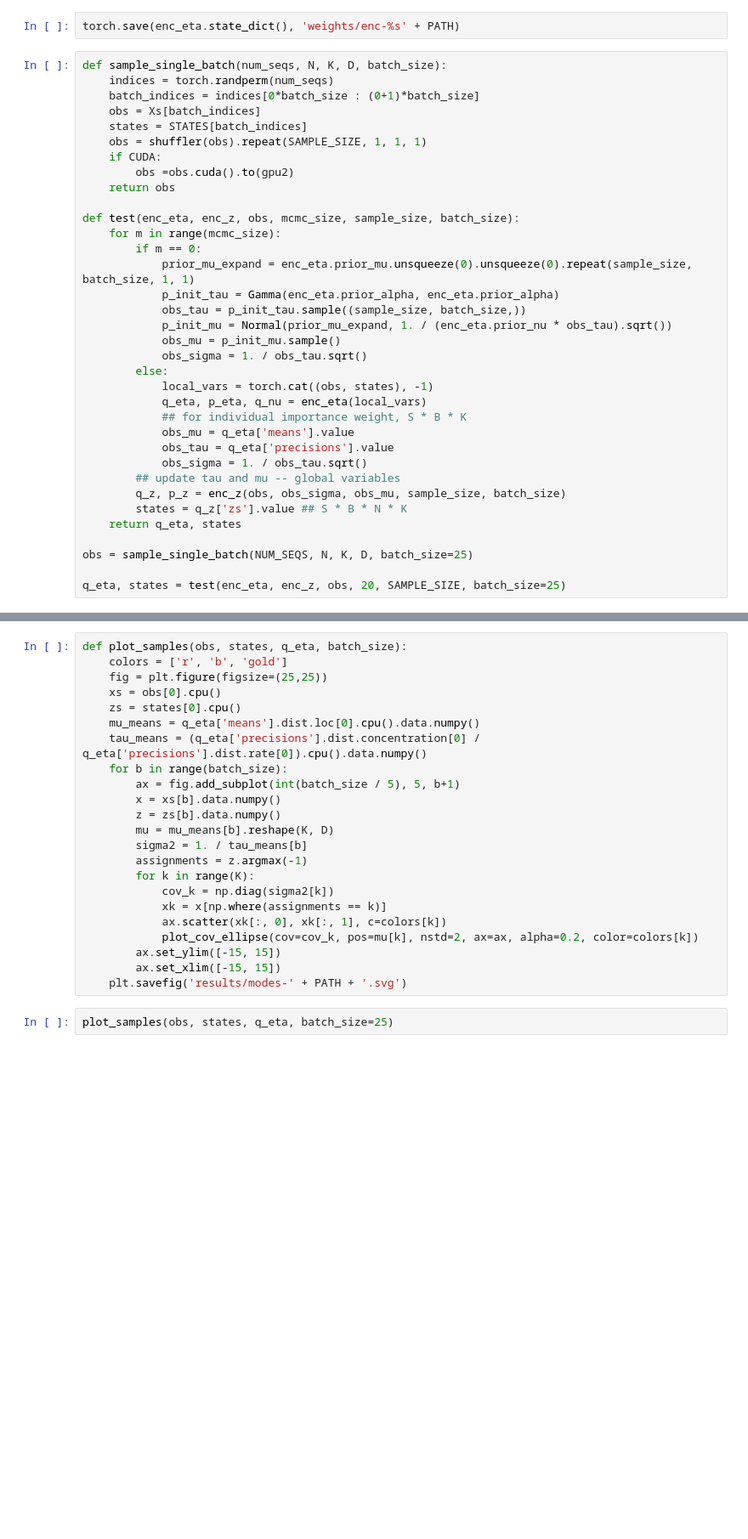
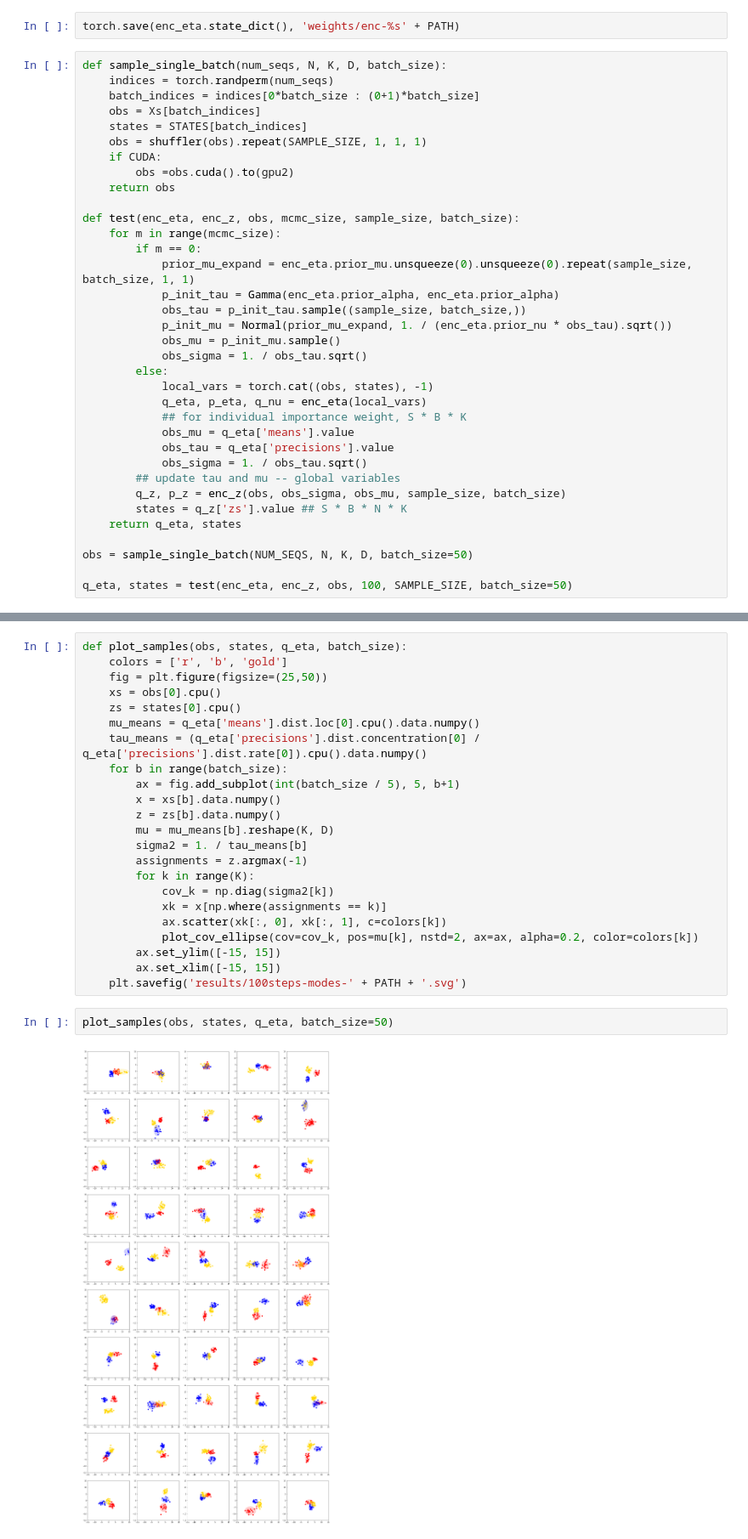
Before and after one commit to hao-w/apgs, a Jupyter notebook: amorgibbs/GMM/sis/ag-sis-learn-stat-init-eta.ipynb, the cells around one changed output, grey strips where cells are left out. Shown at 85% size. Drawn from its saved outputs; the diff is of its cells as text; blank space fills up the shorter version.

```diff
--- a/amorgibbs/GMM/sis/ag-sis-learn-stat-init-eta.ipynb
+++ b/amorgibbs/GMM/sis/ag-sis-learn-stat-init-eta.ipynb
@@ -253,6 +254,6 @@ def test(enc_eta, enc_z, obs, mcmc_size, sample_size, batch_size):
         states = q_z['zs'].value ## S * B * N * K
     return q_eta, states
 
-obs = sample_single_batch(NUM_SEQS, N, K, D, batch_size=25)
+obs = sample_single_batch(NUM_SEQS, N, K, D, batch_size=50)
 
-q_eta, states = test(enc_eta, enc_z, obs, 20, SAMPLE_SIZE, batch_size=25)
+q_eta, states = test(enc_eta, enc_z, obs, 100, SAMPLE_SIZE, batch_size=50)
@@ -259,7 +304,7 @@ q_eta, states = test(enc_eta, enc_z, obs, 20, SAMPLE_SIZE, batch_size=25)
 # %%
 def plot_samples(obs, states, q_eta, batch_size):
     colors = ['r', 'b', 'gold']
-    fig = plt.figure(figsize=(25,25))
+    fig = plt.figure(figsize=(25,50))
     xs = obs[0].cpu()
     zs = states[0].cpu()
     mu_means = q_eta['means'].dist.loc[0].cpu().data.numpy()
@@ -278,6 +323,8 @@ def plot_samples(obs, states, q_eta, batch_size):
             plot_cov_ellipse(cov=cov_k, pos=mu[k], nstd=2, ax=ax, alpha=0.2, color=colors[k])
         ax.set_ylim([-15, 15])
         ax.set_xlim([-15, 15])
-    plt.savefig('results/modes-' + PATH + '.svg')
+    plt.savefig('results/100steps-modes-' + PATH + '.svg')
 # %%
-plot_samples(obs, states, q_eta, batch_size=25)
+plot_samples(obs, states, q_eta, batch_size=50)
+# %% [output]
+[figure, added]
```
Also changed, not shown: parts of 2 cells of this notebook, 15 other files.
